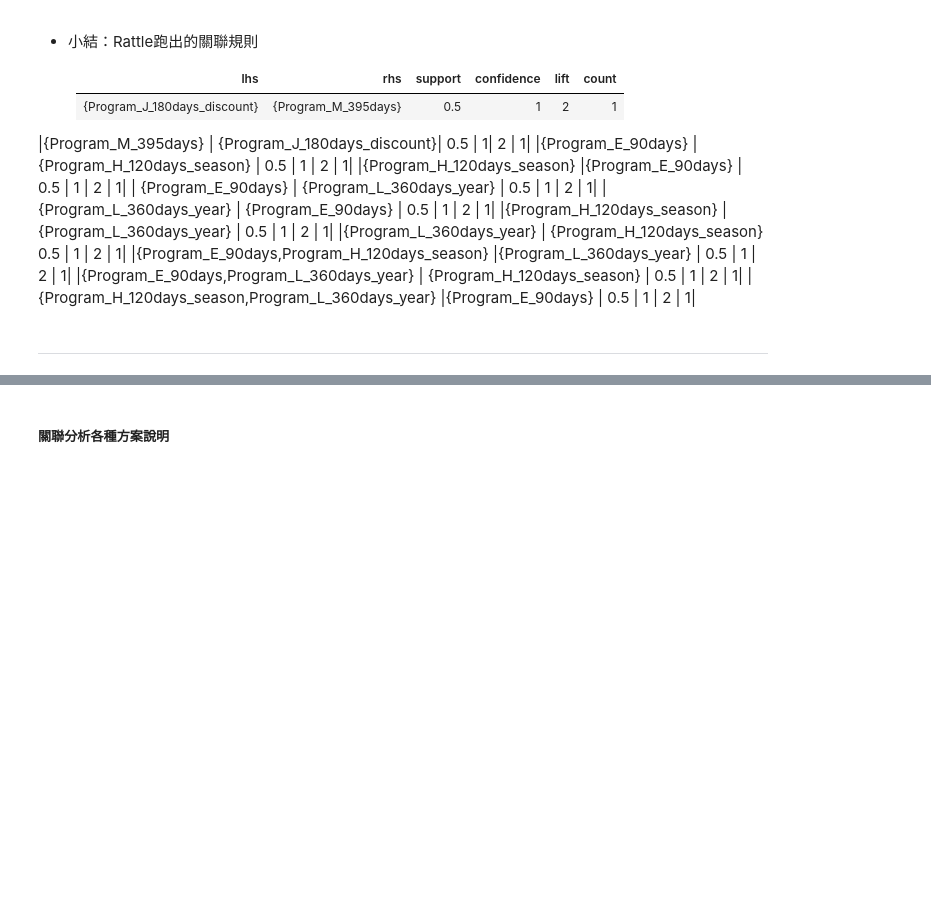
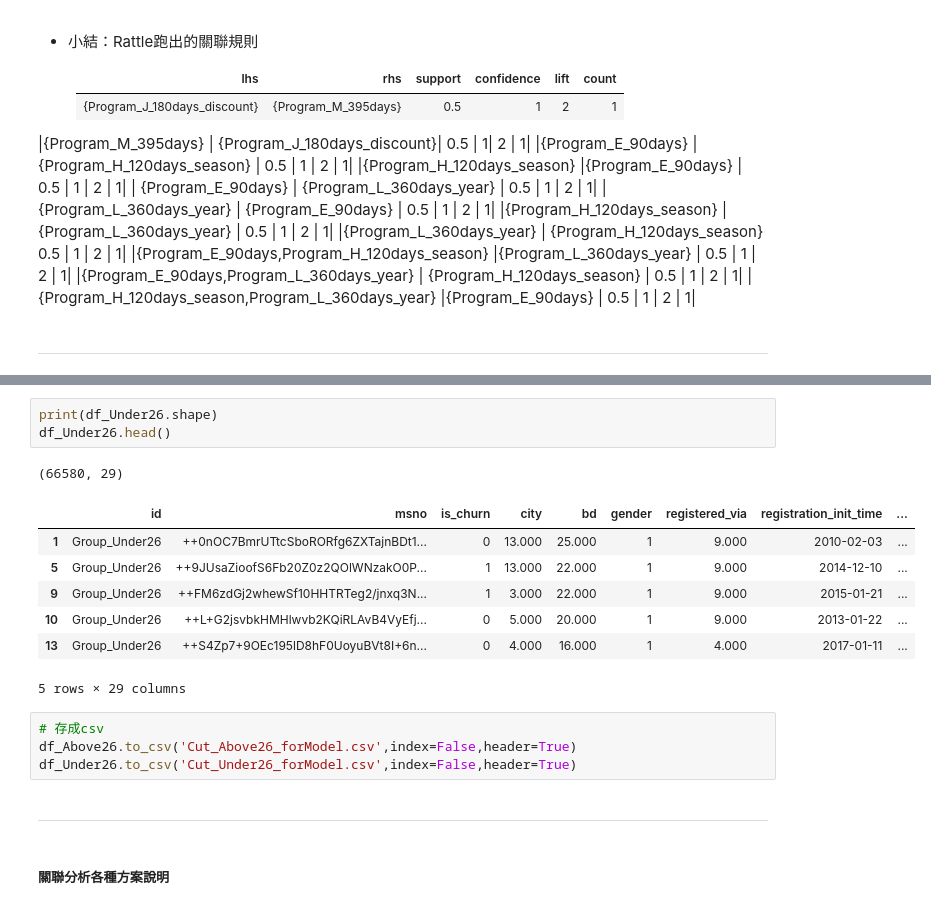
Before and after one commit to imiKao/KKBoxProject_for_TcfstCourse, a Jupyter notebook: KKboxAnalysis_關聯式分析.ipynb, the cells around one changed output, grey strips where cells are left out. Cells and saved outputs as stored; diff of their text form; blank space fills up the shorter version.

```diff
--- a/KKboxAnalysis_關聯式分析.ipynb
+++ b/KKboxAnalysis_關聯式分析.ipynb
@@ -435,3 +447,21 @@ df_rattle.to_csv('CutByAge26_2nd_forRattle.csv',index=False,header=True)
+# %%
+print(df_Under26.shape)
+df_Under26.head()
+# %% [output]
+(66580, 29)
+|  | id | msno | is_churn | city | bd | gender | registered_via | registration_init_time | ... |
+| 1 | Group_Under26 | ++0nOC7BmrUTtcSboRORfg6ZXTajnBDt1... | 0 | 13.000 | 25.000 | 1 | 9.000 | 2010-02-03 | ... |
+| 5 | Group_Under26 | ++9JUsaZioofS6Fb20Z0z2QOlWNzakO0P... | 1 | 13.000 | 22.000 | 1 | 9.000 | 2014-12-10 | ... |
+| 9 | Group_Under26 | ++FM6zdGj2whewSf10HHTRTeg2/jnxq3N... | 1 | 3.000 | 22.000 | 1 | 9.000 | 2015-01-21 | ... |
+| 10 | Group_Under26 | ++L+G2jsvbkHMHlwvb2KQiRLAvB4VyEfj... | 0 | 5.000 | 20.000 | 1 | 9.000 | 2013-01-22 | ... |
+| 13 | Group_Under26 | ++S4Zp7+9OEc195lD8hF0UoyuBVt8I+6n... | 0 | 4.000 | 16.000 | 1 | 4.000 | 2017-01-11 | ... |
+5 rows × 29 columns
+# %%
+# 存成csv
+df_Above26.to_csv('Cut_Above26_forModel.csv',index=False,header=True)
+df_Under26.to_csv('Cut_Under26_forModel.csv',index=False,header=True)
+# %% [markdown]
+---
 # %% [markdown]
 ##### 關聯分析各種方案說明
 # %% [markdown]
```
Also changed, not shown: parts of 4 cells of this notebook.
